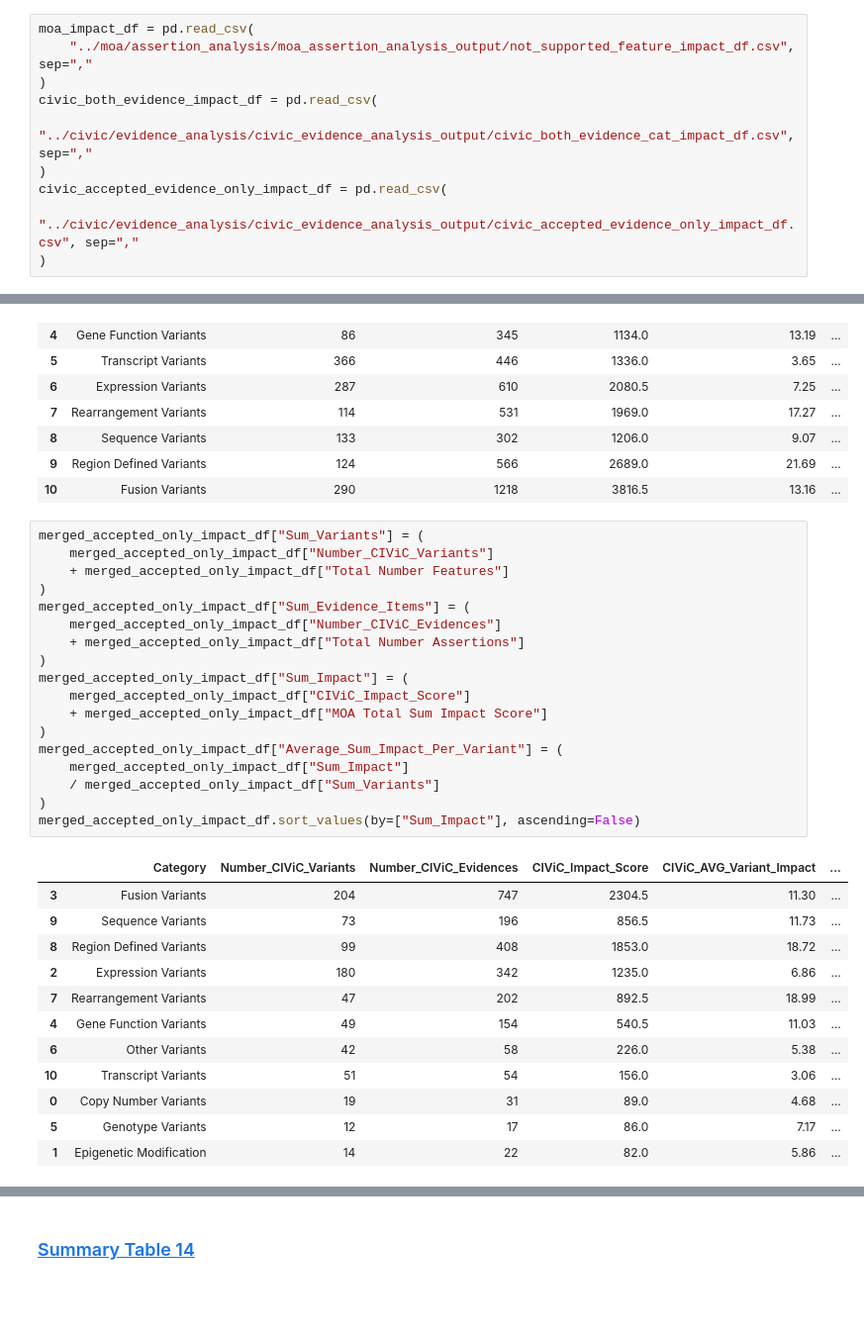
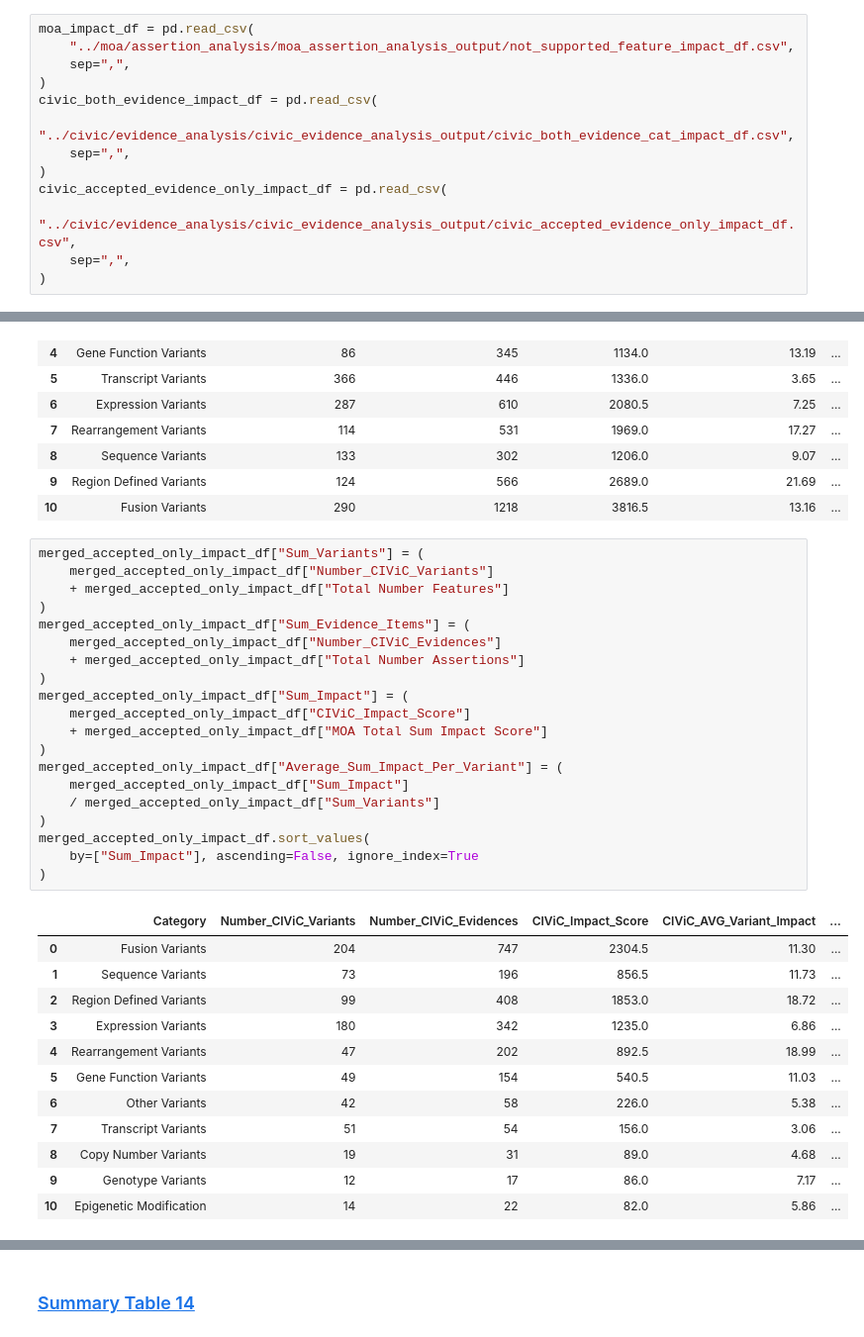
Before and after one commit to GenomicMedLab/variation-normalizer-manuscript, a Jupyter notebook: analysis/merged_moa_civic/merged_moa_civic_evidence_analysis.ipynb, the cells around one changed output, grey strips where cells are left out. Shown at 99% size. Drawn from its saved outputs; the diff is of its cells as text; blank space fills up the shorter version.

```diff
--- a/analysis/merged_moa_civic/merged_moa_civic_evidence_analysis.ipynb
+++ b/analysis/merged_moa_civic/merged_moa_civic_evidence_analysis.ipynb
@@ -1087,13 +940,16 @@ not_supported_feature_impact_df = pd.read_csv(
 )
 # %%
 moa_impact_df = pd.read_csv(
-    "../moa/assertion_analysis/moa_assertion_analysis_output/not_supported_feature_impact_df.csv", sep=","
+    "../moa/assertion_analysis/moa_assertion_analysis_output/not_supported_feature_impact_df.csv",
+    sep=",",
 )
 civic_both_evidence_impact_df = pd.read_csv(
-    "../civic/evidence_analysis/civic_evidence_analysis_output/civic_both_evidence_cat_impact_df.csv", sep=","
+    "../civic/evidence_analysis/civic_evidence_analysis_output/civic_both_evidence_cat_impact_df.csv",
+    sep=",",
 )
 civic_accepted_evidence_only_impact_df = pd.read_csv(
-    "../civic/evidence_analysis/civic_evidence_analysis_output/civic_accepted_evidence_only_impact_df.csv", sep=","
+    "../civic/evidence_analysis/civic_evidence_analysis_output/civic_accepted_evidence_only_impact_df.csv",
+    sep=",",
 )
 # %% [markdown]
 ### <a id='toc1_4_1_'></a>[Building Summary Table 13 & 14](#toc0_)
@@ -1219,31 +1109,33 @@ merged_both_impact_df
 # %%
 merged_accepted_only_impact_df["Sum_Variants"] = (
     merged_accepted_only_impact_df["Number_CIViC_Variants"]
     + merged_accepted_only_impact_df["Total Number Features"]
 )
 merged_accepted_only_impact_df["Sum_Evidence_Items"] = (
     merged_accepted_only_impact_df["Number_CIViC_Evidences"]
     + merged_accepted_only_impact_df["Total Number Assertions"]
 )
 merged_accepted_only_impact_df["Sum_Impact"] = (
     merged_accepted_only_impact_df["CIViC_Impact_Score"]
     + merged_accepted_only_impact_df["MOA Total Sum Impact Score"]
 )
 merged_accepted_only_impact_df["Average_Sum_Impact_Per_Variant"] = (
     merged_accepted_only_impact_df["Sum_Impact"]
     / merged_accepted_only_impact_df["Sum_Variants"]
 )
-merged_accepted_only_impact_df.sort_values(by=["Sum_Impact"], ascending=False)
+merged_accepted_only_impact_df.sort_values(
+    by=["Sum_Impact"], ascending=False, ignore_index=True
+)
 # %% [output]
 |  | Category | Number_CIViC_Variants | Number_CIViC_Evidences | CIViC_Impact_Score | CIViC_AVG_Variant_Impact | ... |
-| 3 | Fusion Variants | 204 | 747 | 2304.5 | 11.30 | ... |
-| 9 | Sequence Variants | 73 | 196 | 856.5 | 11.73 | ... |
-| 8 | Region Defined Variants | 99 | 408 | 1853.0 | 18.72 | ... |
-| 2 | Expression Variants | 180 | 342 | 1235.0 | 6.86 | ... |
-| 7 | Rearrangement Variants | 47 | 202 | 892.5 | 18.99 | ... |
-| 4 | Gene Function Variants | 49 | 154 | 540.5 | 11.03 | ... |
+| 0 | Fusion Variants | 204 | 747 | 2304.5 | 11.30 | ... |
+| 1 | Sequence Variants | 73 | 196 | 856.5 | 11.73 | ... |
+| 2 | Region Defined Variants | 99 | 408 | 1853.0 | 18.72 | ... |
+| 3 | Expression Variants | 180 | 342 | 1235.0 | 6.86 | ... |
+| 4 | Rearrangement Variants | 47 | 202 | 892.5 | 18.99 | ... |
+| 5 | Gene Function Variants | 49 | 154 | 540.5 | 11.03 | ... |
 | 6 | Other Variants | 42 | 58 | 226.0 | 5.38 | ... |
-| 10 | Transcript Variants | 51 | 54 | 156.0 | 3.06 | ... |
-| 0 | Copy Number Variants | 19 | 31 | 89.0 | 4.68 | ... |
-| 5 | Genotype Variants | 12 | 17 | 86.0 | 7.17 | ... |
-| 1 | Epigenetic Modification | 14 | 22 | 82.0 | 5.86 | ... |
+| 7 | Transcript Variants | 51 | 54 | 156.0 | 3.06 | ... |
+| 8 | Copy Number Variants | 19 | 31 | 89.0 | 4.68 | ... |
+| 9 | Genotype Variants | 12 | 17 | 86.0 | 7.17 | ... |
+| 10 | Epigenetic Modification | 14 | 22 | 82.0 | 5.86 | ... |
```
Also changed, not shown: parts of 117 cells of this notebook, 15 other files.
